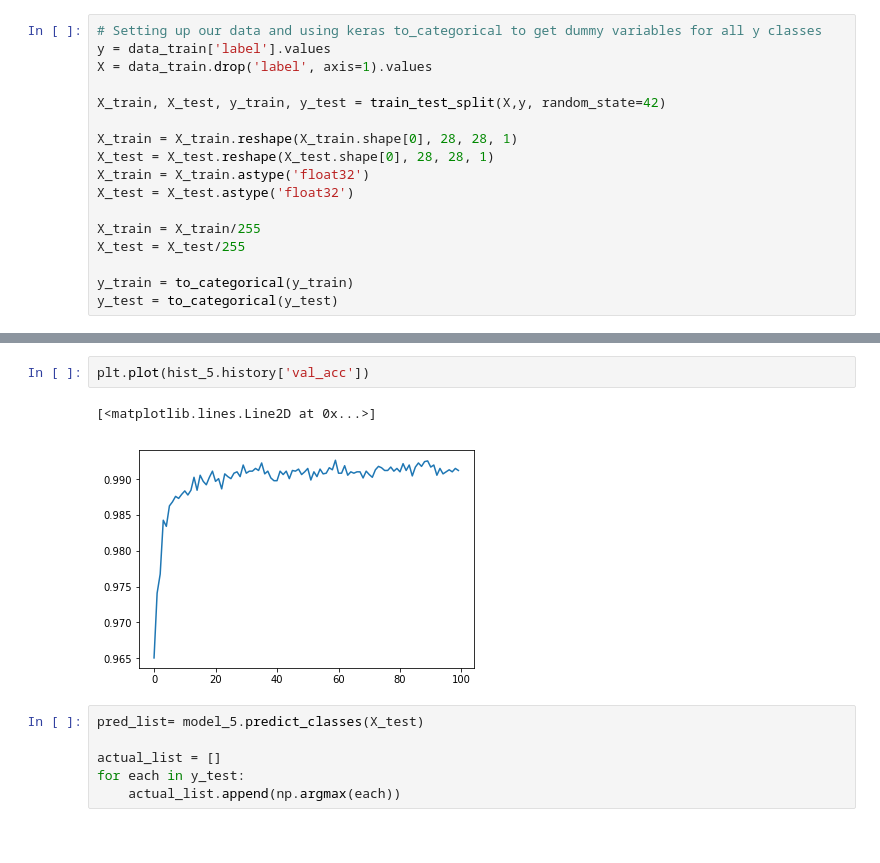
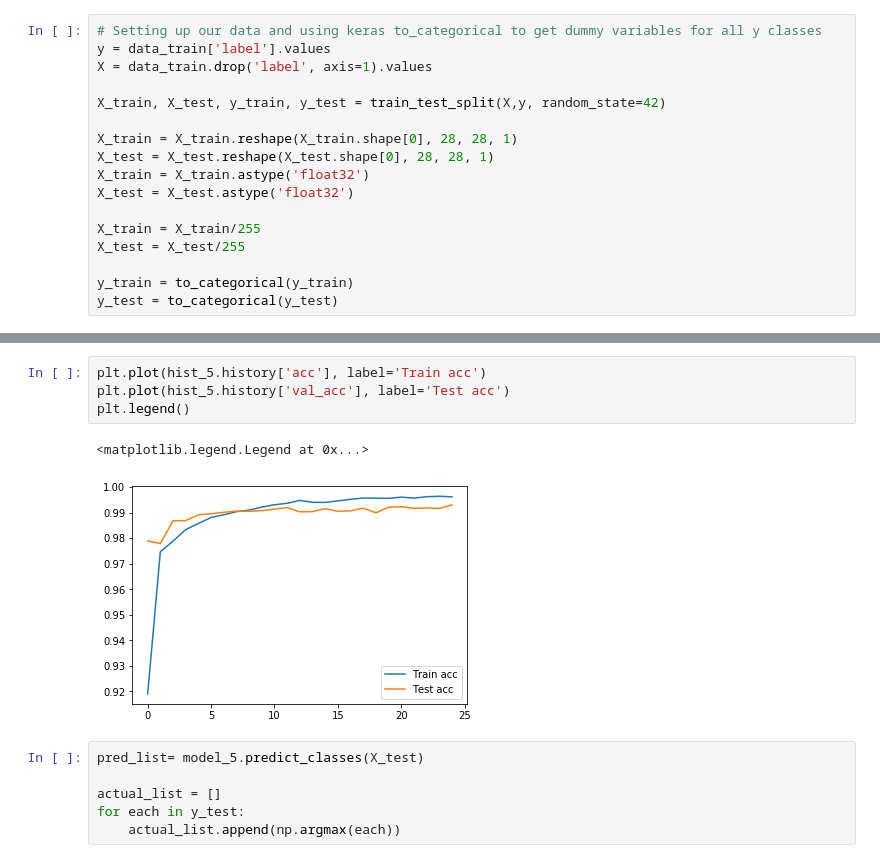
Before and after one commit to reef87/Digit-Recognizer-kaggle-comp-, a Jupyter notebook: DigitRecognition.ipynb, the cells around one changed output, grey strips where cells are left out. Saved outputs shown, nothing was run; the diff lists cells and outputs as text.

```diff
--- a/DigitRecognition.ipynb
+++ b/DigitRecognition.ipynb
@@ -639,8 +643,10 @@ plt.legend()
-# %%
-plt.plot(hist_5.history['val_acc'])
-# %% [output]
-[<matplotlib.lines.Line2D at 0x...>]
-[figure, removed]
+# %%
+plt.plot(hist_5.history['acc'], label='Train acc')
+plt.plot(hist_5.history['val_acc'], label='Test acc')
+plt.legend()
+# %% [output]
+<matplotlib.legend.Legend at 0x...>
+[figure, added]
 # %%
 pred_list= model_5.predict_classes(X_test)
 
```
Also changed, not shown: parts of 12 cells of this notebook, 14 other files.
